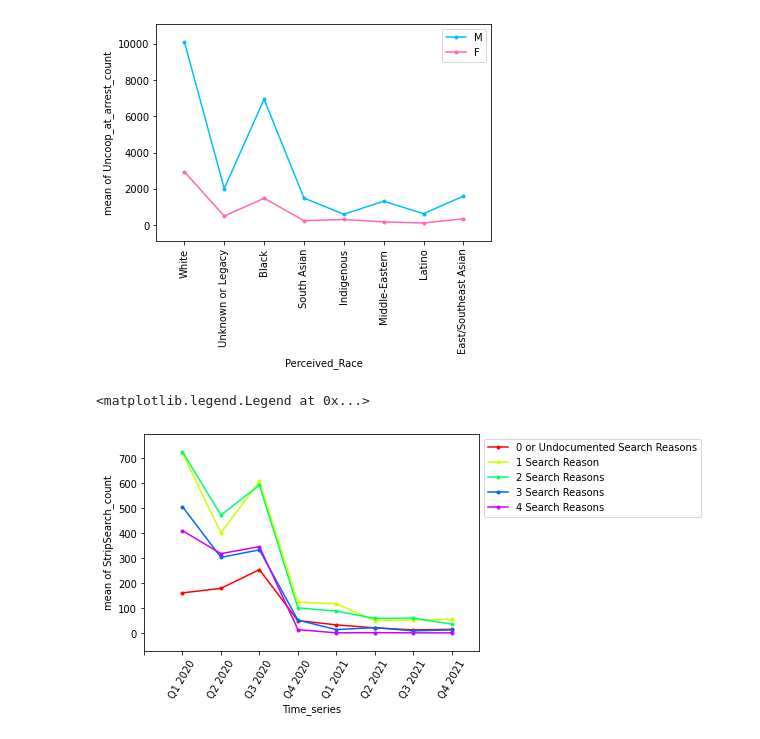
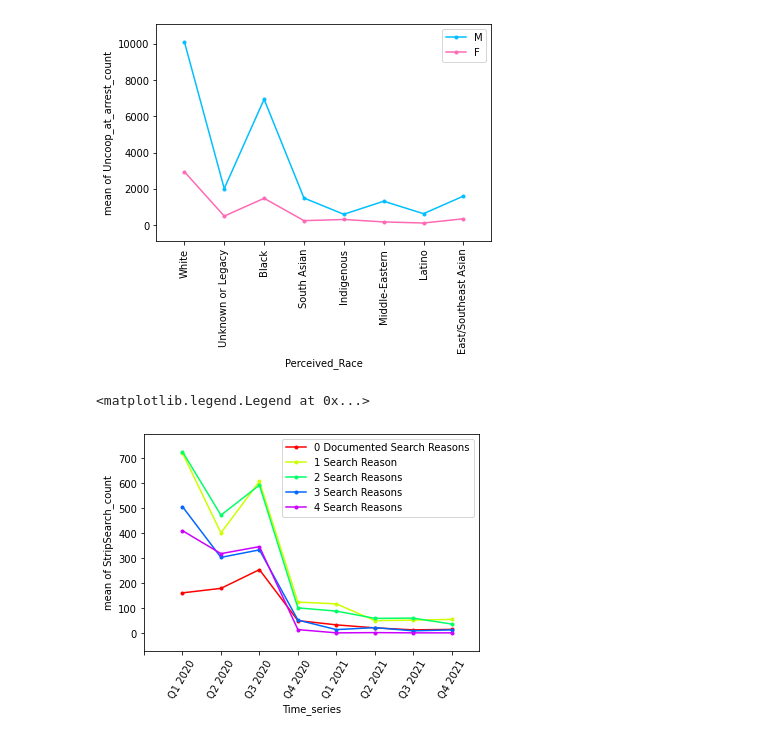
Before and after one commit to cooeoeooc/2178_g38, a Jupyter notebook: group38_code.ipynb, the cells around one changed output. Saved outputs shown, nothing was run; the diff lists cells and outputs as text; code cells hidden in the pictures.

```diff
--- a/group38_code.ipynb
+++ b/group38_code.ipynb
@@ -1135,14 +1135,14 @@ plt.legend(labels = sex_dict.keys(), bbox_to_anchor = (1, 1))
 <matplotlib.legend.Legend at 0x...>
 [figure]
 # %%
-interaction_plot(x=grouped_data4['Time_series'], trace=grouped_data4['SearchReason'], response=grouped_data4['StripSearch_count'], colors = [])
+interaction_plot(x=grouped_data4['Time_series'], trace=grouped_data4['SearchReason'], response=grouped_data4['StripSearch_count'])
 
 interaction_axes = plt.gca()
 interaction_axes.set_xticks(ticks = [0, 1, 2, 3, 4, 5, 6, 7, 8])
 interaction_axes.set_xticklabels(["", "Q1 2020", "Q2 2020", "Q3 2020", "Q4 2020", "Q1 2021", "Q2 2021", "Q3 2021", "Q4 2021"])
 plt.xticks(rotation = 60)
 
-plt.legend(labels = ["0 or Undocumented Search Reasons", "1 Search Reason", "2 Search Reasons", "3 Search Reasons", "4 Search Reasons"], bbox_to_anchor = (1, 1))
+plt.legend(labels = ["0 Documented Search Reasons", "1 Search Reason", "2 Search Reasons", "3 Search Reasons", "4 Search Reasons"])
 # %% [output]
 <matplotlib.legend.Legend at 0x...>
-[figure, old version]
+[figure, new version]
```
